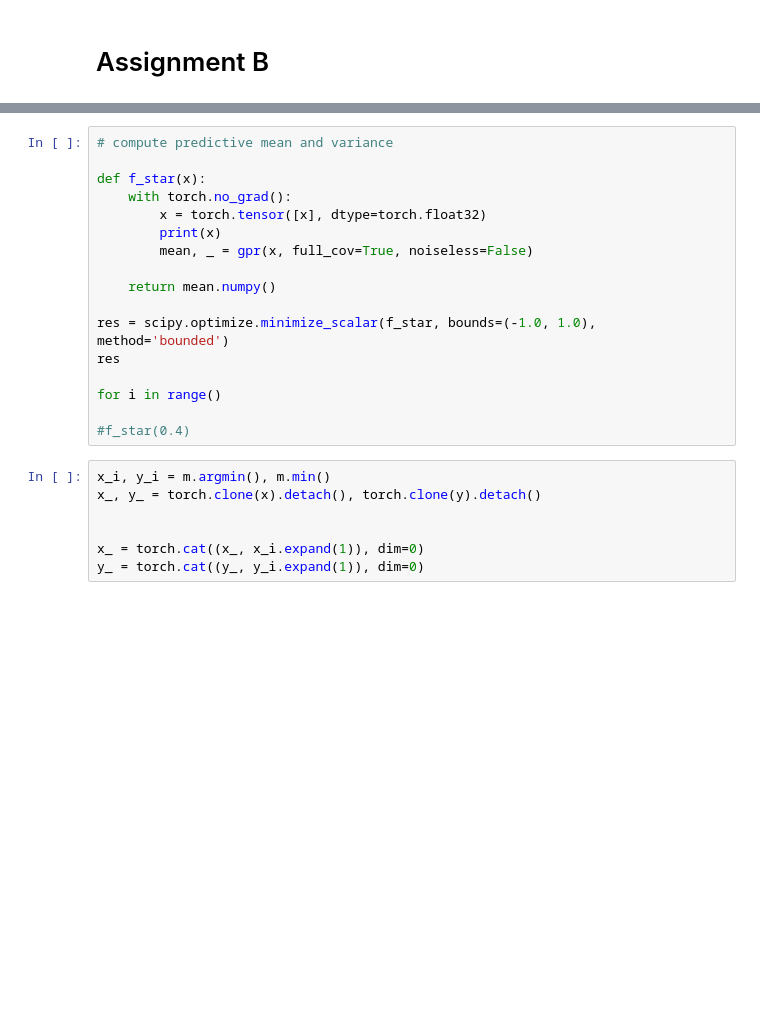
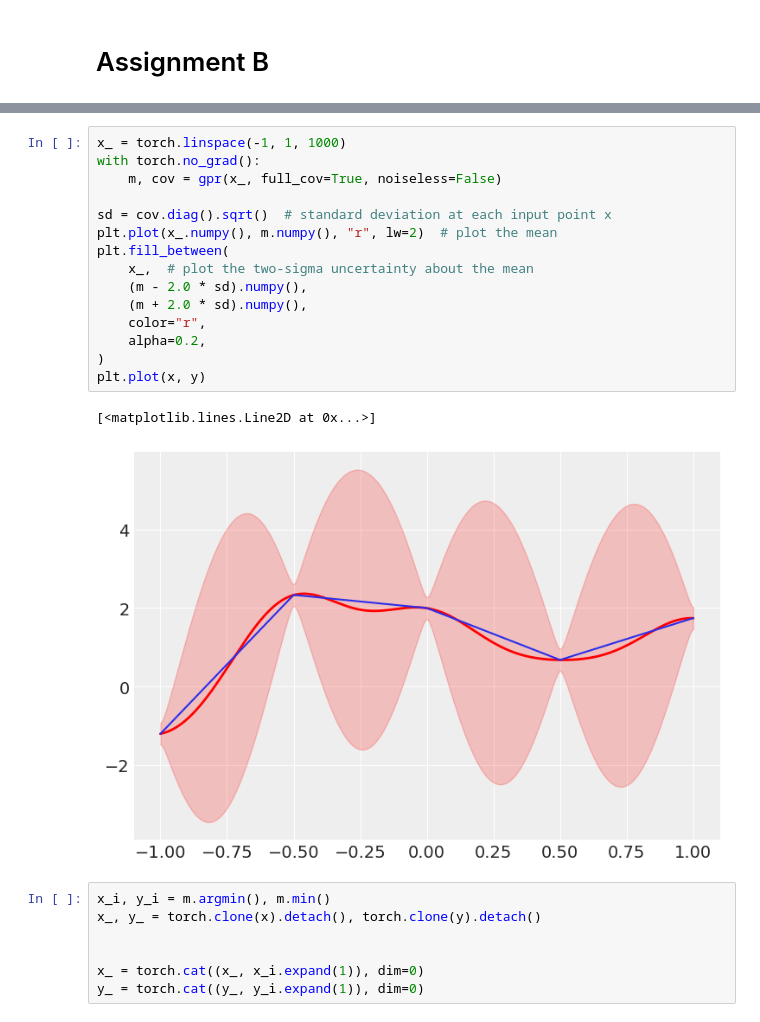
Before and after one commit to jsr-p/pmldiku-exam-paper, a Jupyter notebook: code/notebooks/B/assignment-B.ipynb, the cells around one changed output, grey strips where cells are left out. Drawn from its saved outputs; the diff is of its cells as text; blank space fills up the shorter version.

```diff
--- a/code/notebooks/B/assignment-B.ipynb
+++ b/code/notebooks/B/assignment-B.ipynb
@@ -76,20 +108,21 @@ tensor([0.0142, 0.0142, 0.0142, 0.0142, 0.0142])
 # %%
-# compute predictive mean and variance
+x_ = torch.linspace(-1, 1, 1000)
+with torch.no_grad():
+    m, cov = gpr(x_, full_cov=True, noiseless=False)
 
-def f_star(x):
-    with torch.no_grad():
-        x = torch.tensor([x], dtype=torch.float32)
-        print(x)
-        mean, _ = gpr(x, full_cov=True, noiseless=False)
-
-    return mean.numpy()
-
-res = scipy.optimize.minimize_scalar(f_star, bounds=(-1.0, 1.0), method='bounded')
-res
-
-for i in range()
-
-#f_star(0.4)
+sd = cov.diag().sqrt()  # standard deviation at each input point x
+plt.plot(x_.numpy(), m.numpy(), "r", lw=2)  # plot the mean
+plt.fill_between(
+    x_,  # plot the two-sigma uncertainty about the mean
+    (m - 2.0 * sd).numpy(),
+    (m + 2.0 * sd).numpy(),
+    color="r",
+    alpha=0.2,
+)
+plt.plot(x, y)
+# %% [output]
+[<matplotlib.lines.Line2D at 0x...>]
+[figure, added]
 # %%
 x_i, y_i = m.argmin(), m.min()
 x_, y_ = torch.clone(x).detach(), torch.clone(y).detach()
```
Also changed, not shown: parts of 12 cells of this notebook.
